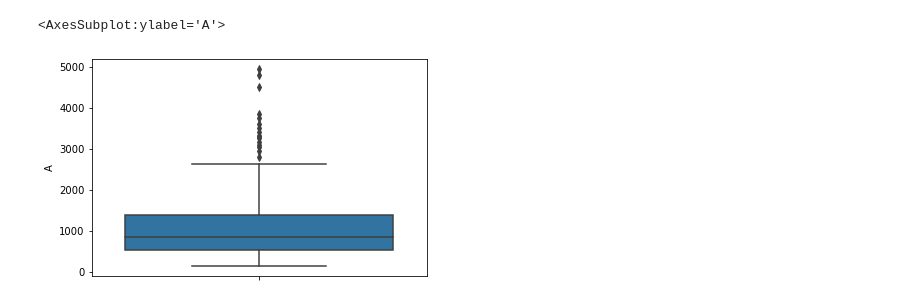
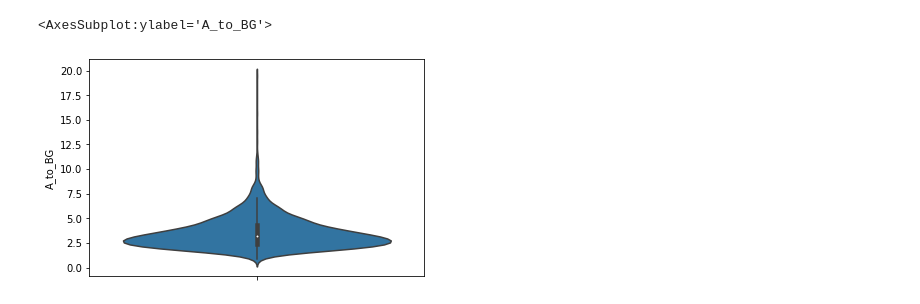
Before and after one commit to gerlichlab/looptrace, a Jupyter notebook: notebooks/spot_analysis.ipynb, the cells around one changed output. Saved outputs shown, nothing was run; the diff lists cells and outputs as text; code cells hidden in the pictures.

```diff
--- a/notebooks/spot_analysis.ipynb
+++ b/notebooks/spot_analysis.ipynb
@@ -52,8 +56,9 @@ print(np.median(nuc_int))
 # %%
 spots, spot_segs = zip(*[ip.detect_spots(spot_imgs[i], thresh) for i in range(n)])
-spots = [pos[['zc', 'yc']].to_numpy() for pos in spots]
+spots = [pos[['zc', 'yc',  'xc']].to_numpy() for pos in spots]
 spot_segs = np.stack(spot_segs)
 points = np.vstack([np.insert(spots[i], 0, [i]*spots[i].shape[0], axis=1) for i in range(n)])
-in_nuc = np.array([nuc_masks[tuple(points[i].astype(int))] != 0 for i in range(points.shape[0])])
+in_nuc = np.array([nuc_masks[tuple(points[i,[0,2,3]].astype(int))] != 0 for i in range(points.shape[0])])
 points = points[in_nuc,:]
+points[:,1] = points[:,1]+z_low//ds
 # %% [output]
@@ -70,18 +93,10 @@ Found 66 spots.
 # %%
 with napari.gui_qt():
-    viewer = napari.view_image(spot_imgs)
-    viewer.add_image(spot_segs)
-    viewer.add_image(nucs)
-    viewer.add_labels(nuc_masks)
-    new_points = viewer.add_points(points, size=12,
-                            edge_width=3,
-                            edge_color='red',
-                            face_color='transparent',)
-points = new_points.data
+    viewer = napari.view_image(imgs[:,0,nuc_ch, ::ds,::ds,::ds], colormap='blue', blending='additive')
+    viewer.add_image(imgs[:,0,spot_ch, ::ds,::ds,::ds], blending='additive')
+    new_points = viewer.add_points(points,
+                        edge_width=3,
+                        edge_color='red',
+                        face_color='transparent',
+                        n_dimensional=True,
+                        size=np.array([1, 5, 5, 5]))
-# %%
-points = np.round(points, decimals=0).astype(int)
-zc = []
-for i in range(points.shape[0]):
-    zc.append(np.argmax(imgs[points[i,0], 0, spot_ch, :, points[i,1], points[i,2]]))
-zc = dask.compute(zc)[0]
-points = np.insert(points, 1, zc, axis=1)
@@ -98,12 +103,13 @@ with napari.gui_qt():
 # %%
+points=np.round(points).astype(int)
 sspot_imgs = []
 for i in range(points.shape[0]):
-    zmin = points[i,1]-5
-    zmax = points[i,1]+5
-    ymin = points[i,2]-8
-    ymax = points[i,2]+8
-    xmin = points[i,3]-8
-    xmax = points[i,3]+8
+    zmin = points[i,1]*ds-5
+    zmax = points[i,1]*ds+5
+    ymin = points[i,2]*ds-8
+    ymax = points[i,2]*ds+8
+    xmin = points[i,3]*ds-8
+    xmax = points[i,3]*ds+8
     sspot_imgs.append(imgs[points[i,0], 0, spot_ch, zmin:zmax, ymin:ymax, xmin:xmax])
 sspot_imgs = dask.compute(sspot_imgs)[0]
 # %%
@@ -125,7 +143,7 @@ fits = fits[fits['BG']>0]
 fits.to_csv(path+'_fits.csv')
 # %%
 import seaborn as sns
-sns.boxplot(data=fits.query('A<10000 & A>0'), y='A')
+sns.violinplot(data=fits.query('sigma_xy >0 & sigma_z > 0 & BG > 0 & A>0 & sigma_xy < 3 & sigma_z < 3'), y='A_to_BG')
 # %% [output]
-<AxesSubplot:ylabel='A'>
+<AxesSubplot:ylabel='A_to_BG'>
-[figure, old version]
+[figure, new version]
```
Also changed, not shown: parts of 11 cells of this notebook, 5 other files.
